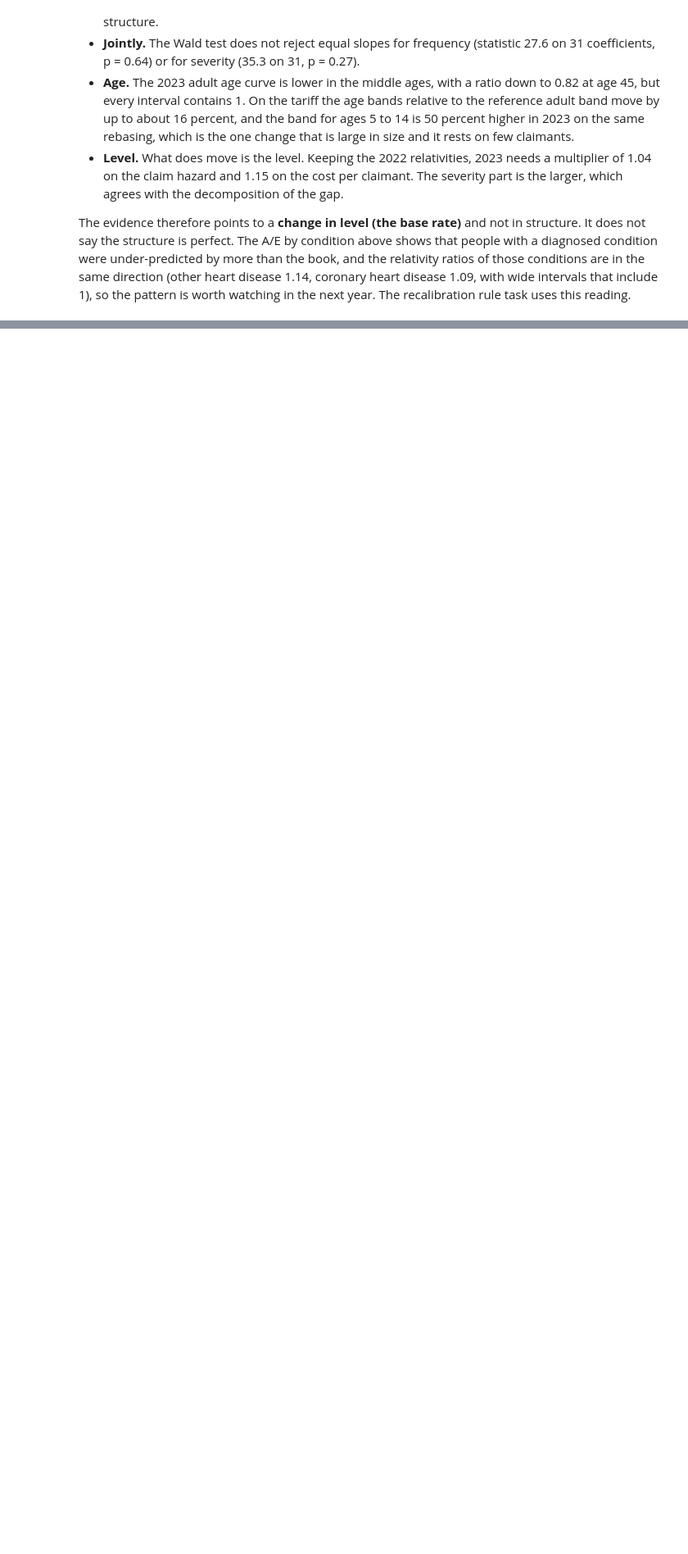
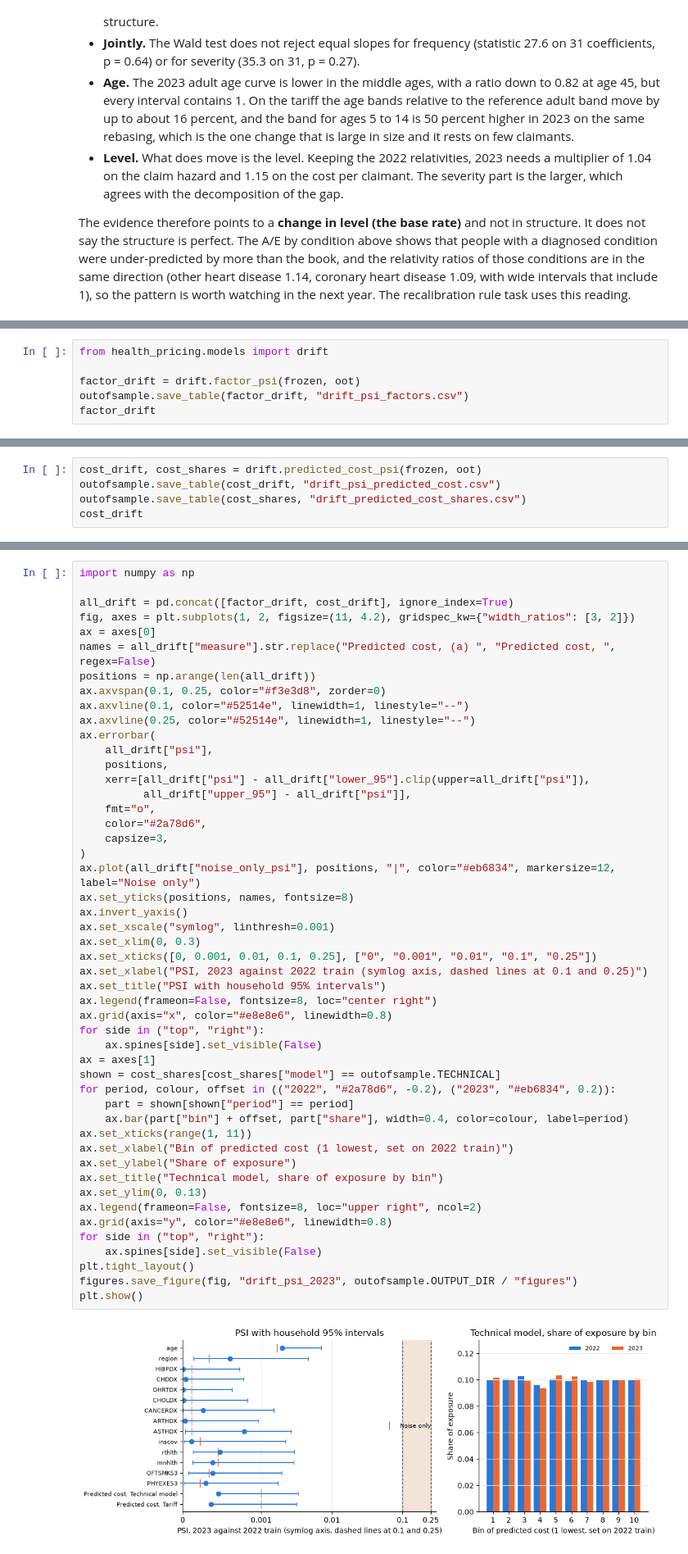
Before and after one commit to asudarmo/health-pricing-meps, a Jupyter notebook: notebooks/04_monitoring.ipynb, the cells around one changed output, grey strips where cells are left out. Shown at 82% size. Saved outputs shown, nothing was run; the diff lists cells and outputs as text; blank space fills up the shorter version.

Commit message:
PSI drift for each factor and for predicted cost, 2023 against 2022 train (#46); tidy #45 wording
Co-Authored-By: Claude Sonnet 5.5 <noreply@anthropic.com>

```diff
--- a/notebooks/04_monitoring.ipynb
+++ b/notebooks/04_monitoring.ipynb
@@ -979,0 +991,6 @@ intervals that include 1), so the pattern is worth watching in the next year. Th
+# %%
+from health_pricing.models import drift
+
+factor_drift = drift.factor_psi(frozen, oot)
+outofsample.save_table(factor_drift, "drift_psi_factors.csv")
+factor_drift
@@ -979,0 +1020,5 @@ intervals that include 1), so the pattern is worth watching in the next year. Th
+# %%
+cost_drift, cost_shares = drift.predicted_cost_psi(frozen, oot)
+outofsample.save_table(cost_drift, "drift_psi_predicted_cost.csv")
+outofsample.save_table(cost_shares, "drift_predicted_cost_shares.csv")
+cost_drift
@@ -979,0 +1029,51 @@ intervals that include 1), so the pattern is worth watching in the next year. Th
+# %%
+import numpy as np
+
+all_drift = pd.concat([factor_drift, cost_drift], ignore_index=True)
+fig, axes = plt.subplots(1, 2, figsize=(11, 4.2), gridspec_kw={"width_ratios": [3, 2]})
+ax = axes[0]
+names = all_drift["measure"].str.replace("Predicted cost, (a) ", "Predicted cost, ", regex=False)
+positions = np.arange(len(all_drift))
+ax.axvspan(0.1, 0.25, color="#f3e3d8", zorder=0)
+ax.axvline(0.1, color="#52514e", linewidth=1, linestyle="--")
+ax.axvline(0.25, color="#52514e", linewidth=1, linestyle="--")
+ax.errorbar(
+    all_drift["psi"],
+    positions,
+    xerr=[all_drift["psi"] - all_drift["lower_95"].clip(upper=all_drift["psi"]),
+          all_drift["upper_95"] - all_drift["psi"]],
+    fmt="o",
+    color="#2a78d6",
+    capsize=3,
+)
+ax.plot(all_drift["noise_only_psi"], positions, "|", color="#eb6834", markersize=12, label="Noise only")
+ax.set_yticks(positions, names, fontsize=8)
+ax.invert_yaxis()
+ax.set_xscale("symlog", linthresh=0.001)
+ax.set_xlim(0, 0.3)
+ax.set_xticks([0, 0.001, 0.01, 0.1, 0.25], ["0", "0.001", "0.01", "0.1", "0.25"])
+ax.set_xlabel("PSI, 2023 against 2022 train (symlog axis, dashed lines at 0.1 and 0.25)")
+ax.set_title("PSI with household 95% intervals")
+ax.legend(frameon=False, fontsize=8, loc="center right")
+ax.grid(axis="x", color="#e8e8e6", linewidth=0.8)
+for side in ("top", "right"):
+    ax.spines[side].set_visible(False)
+ax = axes[1]
+shown = cost_shares[cost_shares["model"] == outofsample.TECHNICAL]
+for period, colour, offset in (("2022", "#2a78d6", -0.2), ("2023", "#eb6834", 0.2)):
+    part = shown[shown["period"] == period]
+    ax.bar(part["bin"] + offset, part["share"], width=0.4, color=colour, label=period)
+ax.set_xticks(range(1, 11))
+ax.set_xlabel("Bin of predicted cost (1 lowest, set on 2022 train)")
+ax.set_ylabel("Share of exposure")
+ax.set_title("Technical model, share of exposure by bin")
+ax.set_ylim(0, 0.13)
+ax.legend(frameon=False, fontsize=8, loc="upper right", ncol=2)
+ax.grid(axis="y", color="#e8e8e6", linewidth=0.8)
+for side in ("top", "right"):
+    ax.spines[side].set_visible(False)
+plt.tight_layout()
+figures.save_figure(fig, "drift_psi_2023", outofsample.OUTPUT_DIR / "figures")
+plt.show()
+# %% [output]
+[figure, added]
```
Also changed, not shown: parts of 9 cells of this notebook, 7 other files.
